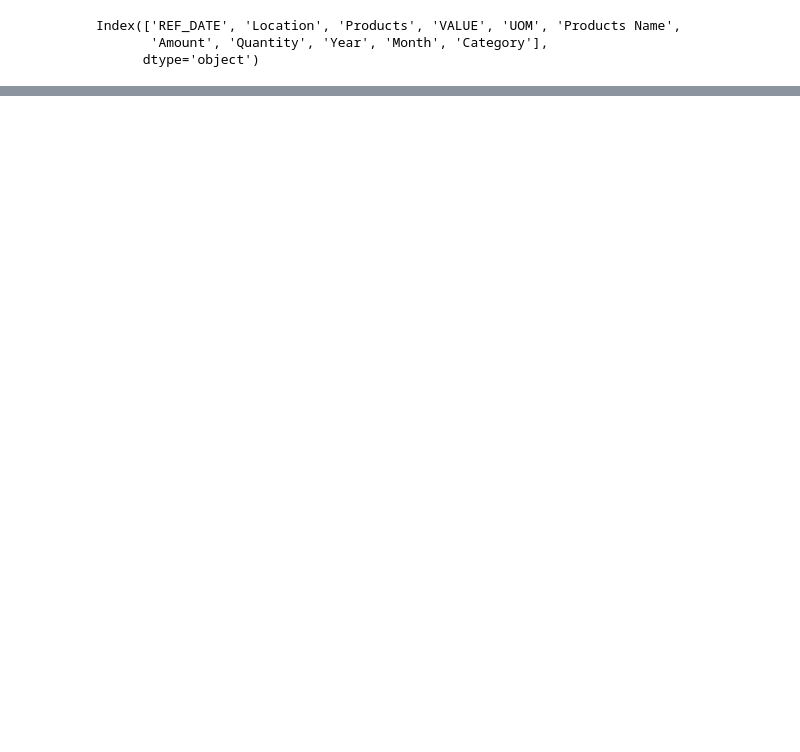
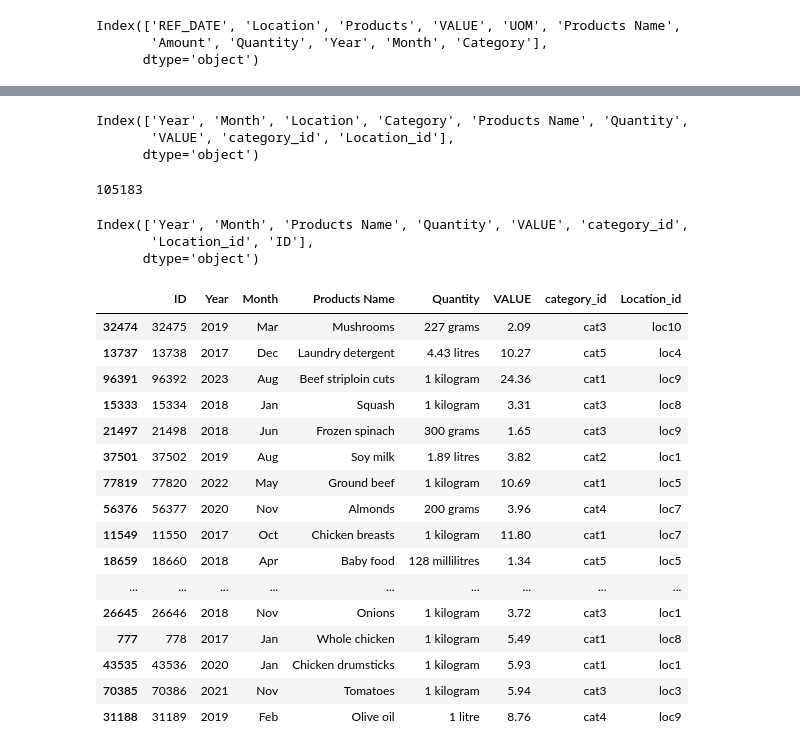
Before and after one commit to RimpleDabas/Inflation-Analysis, a Jupyter notebook: ET.ipynb, the cells around one changed output, grey strips where cells are left out. Cells and saved outputs as stored; diff of their text form; code cells hidden in the pictures; blank space fills up the shorter version.

```diff
--- a/ET.ipynb
+++ b/ET.ipynb
@@ -232,0 +331,4 @@ df.sample(10)
+# %%
+merged_df = pd.merge(df,category_df, on = 'Category' , how = 'left')
+merged_df = pd.merge(merged_df,Location_df, on = 'Location' , how = 'left')
+merged_df.head(10)
@@ -232,0 +347,48 @@ df.sample(10)
+# %%
+merged_df.columns
+# %% [output]
+Index(['Year', 'Month', 'Location', 'Category', 'Products Name', 'Quantity',
+       'VALUE', 'category_id', 'Location_id'],
+      dtype='object')
+# %%
+merged_df= merged_df[['Year', 'Month', 'Products Name', 'Quantity',
+       'VALUE', 'category_id', 'Location_id']]
+# %%
+length_df = (len(merged_df))
+print(length_df)
+# %% [output]
+105183
+# %%
+# Create unique ids
+ID = np.arange(1, length_df + 1)
+#primary_id = ['p_' + str(each) for each in ID]
+#print(Rental_id)
+merged_df["ID"] = ID
+# %%
+merged_df.columns
+# %% [output]
+Index(['Year', 'Month', 'Products Name', 'Quantity', 'VALUE', 'category_id',
+       'Location_id', 'ID'],
+      dtype='object')
+# %%
+
+merged_df =merged_df[['ID','Year', 'Month', 'Products Name', 'Quantity', 'VALUE', 'category_id','Location_id']]
+merged_df.sample(20)
+# %% [output]
+|  | ID | Year | Month | Products Name | Quantity | VALUE | category_id | Location_id |
+| 32474 | 32475 | 2019 | Mar | Mushrooms | 227 grams | 2.09 | cat3 | loc10 |
+| 13737 | 13738 | 2017 | Dec | Laundry detergent | 4.43 litres | 10.27 | cat5 | loc4 |
+| 96391 | 96392 | 2023 | Aug | Beef striploin cuts | 1 kilogram | 24.36 | cat1 | loc9 |
+| 15333 | 15334 | 2018 | Jan | Squash | 1 kilogram | 3.31 | cat3 | loc8 |
+| 21497 | 21498 | 2018 | Jun | Frozen spinach | 300 grams | 1.65 | cat3 | loc9 |
+| 37501 | 37502 | 2019 | Aug | Soy milk | 1.89 litres | 3.82 | cat2 | loc1 |
+| 77819 | 77820 | 2022 | May | Ground beef | 1 kilogram | 10.69 | cat1 | loc5 |
+| 56376 | 56377 | 2020 | Nov | Almonds | 200 grams | 3.96 | cat4 | loc7 |
+| 11549 | 11550 | 2017 | Oct | Chicken breasts | 1 kilogram | 11.80 | cat1 | loc7 |
+| 18659 | 18660 | 2018 | Apr | Baby food | 128 millilitres | 1.34 | cat5 | loc5 |
+| ... | ... | ... | ... | ... | ... | ... | ... | ... |
+| 26645 | 26646 | 2018 | Nov | Onions | 1 kilogram | 3.72 | cat3 | loc1 |
+| 777 | 778 | 2017 | Jan | Whole chicken | 1 kilogram | 5.49 | cat1 | loc8 |
+| 43535 | 43536 | 2020 | Jan | Chicken drumsticks | 1 kilogram | 5.93 | cat1 | loc1 |
+| 70385 | 70386 | 2021 | Nov | Tomatoes | 1 kilogram | 5.94 | cat3 | loc3 |
+| 31188 | 31189 | 2019 | Feb | Olive oil | 1 litre | 8.76 | cat4 | loc9 |
```
Also changed, not shown: parts of 19 cells of this notebook.
